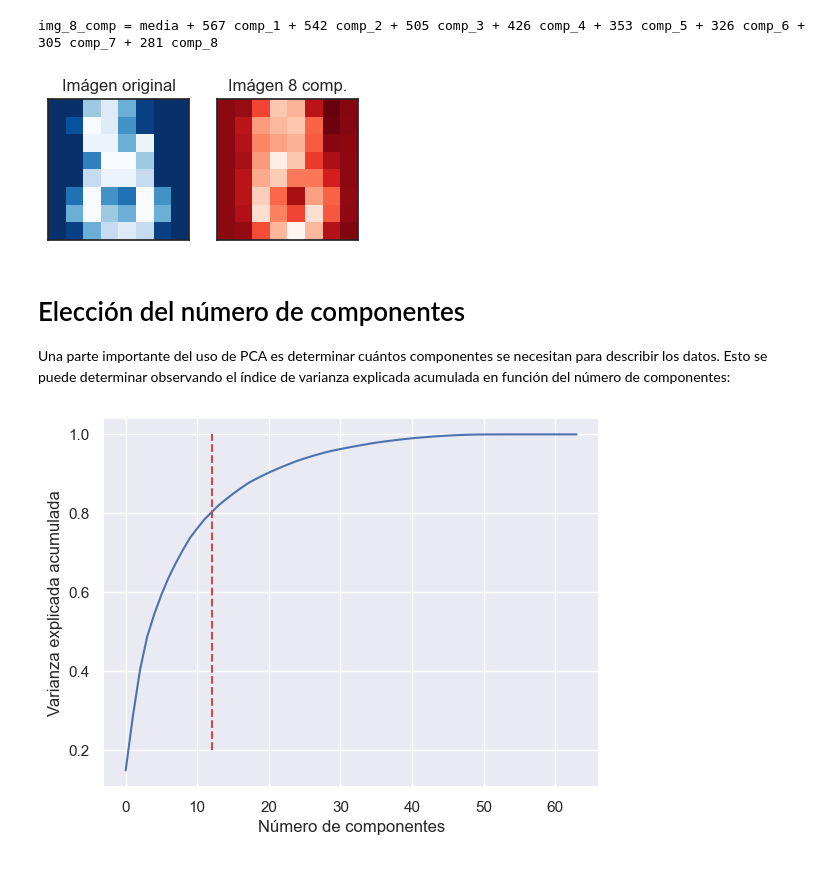
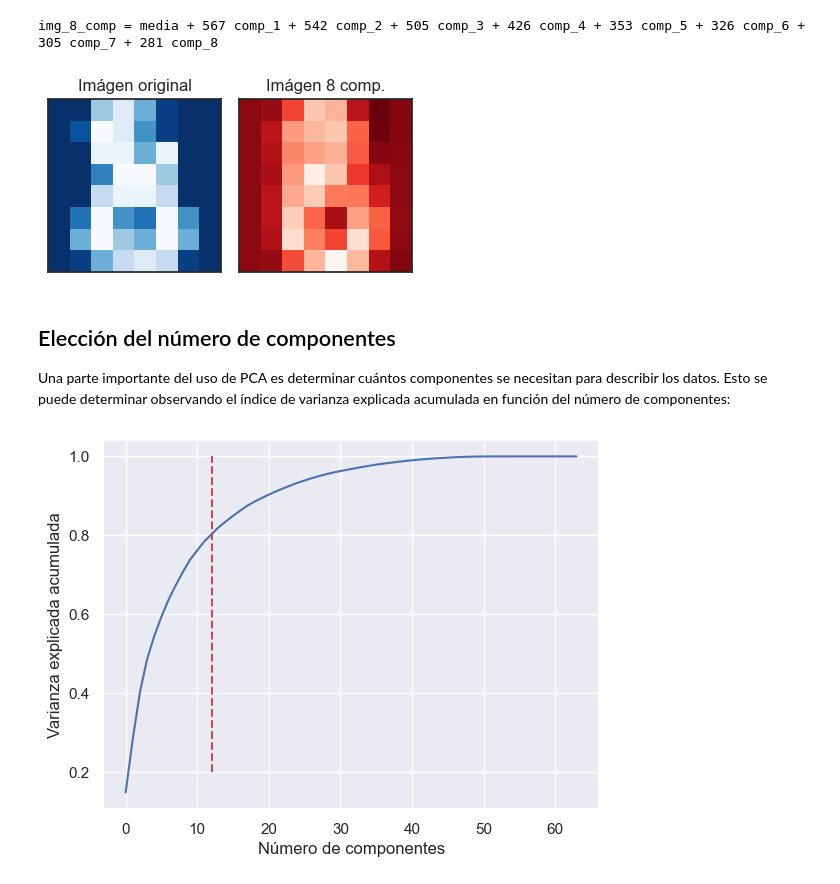
Before and after one commit to jcruz-ferreyra/aprMaqI_CEIA, a Jupyter notebook: clase6/jupyter_notebooks/pca.ipynb, the cells around one changed output. Cells and saved outputs as stored; diff of their text form; code cells hidden in the pictures.

Commit message:
Added image PCA

```diff
--- a/clase6/jupyter_notebooks/pca.ipynb
+++ b/clase6/jupyter_notebooks/pca.ipynb
@@ -165,10 +165,7 @@ ax[0].imshow(mean_img, cmap='Reds', interpolation='nearest')
 ax[0].set_xticks([])
 ax[0].set_yticks([])
 ax[0].set_xlabel("Media")
-for i in ranPCA permite recuperar las características destacadas (saliencia) de la imagen con solo una media más ocho componentes. La cantidad de cada píxel en cada componente es el análogo de la orientación del vector en 2-D.
-
-Una imágen usando 8 componentes lo podemos representar con la fórmula:
-ge(8):
+for i in range(8):
     ax[i+1].imshow(components[i], cmap='Reds', interpolation='nearest')
     ax[i+1].set_xticks([])
     ax[i+1].set_yticks([])
@@ -191,26 +188,26 @@ img_8_comp = media + 567 comp_1 + 542 comp_2 + 505 comp_3 + 426 comp_4 + 353 com
 # %%
 f, ax = plt.subplots(1, 2, figsize=(4, 4))
 ax[0].imshow(digits.data[-1].reshape(8, -1), cmap='Blues_r', interpolation='nearest')
 ax[0].set_xticks([])
 ax[0].set_yticks([])
 ax[0].set_title("Imágen original")
 
 # Obtenemos la imagen usando 8 componentes
 approx = pca.mean_.copy()
 for i in range(n_components):
     approx += Xproj[-1][i] * pca.components_[i]
 
 ax[1].imshow(approx.reshape(8, -1), cmap='Reds_r', interpolation='nearest')
 ax[1].set_xticks([])
 ax[1].set_yticks([])
 ax[1].set_title("Imágen 8 comp.")
 
-#plt.tight_layout()
+plt.tight_layout()
 plt.show()
 # %% [output]
-[figure, old version]
+[figure, new version]
 # %% [markdown]
-# Elección del número de componentes
+## Elección del número de componentes
 
 Una parte importante del uso de PCA es determinar cuántos componentes se necesitan para describir los datos. Esto se puede determinar observando el índice de varianza explicada acumulada en función del número de componentes:
 # %%
```
Also changed, not shown: parts of 16 cells of this notebook, 1 other file.
